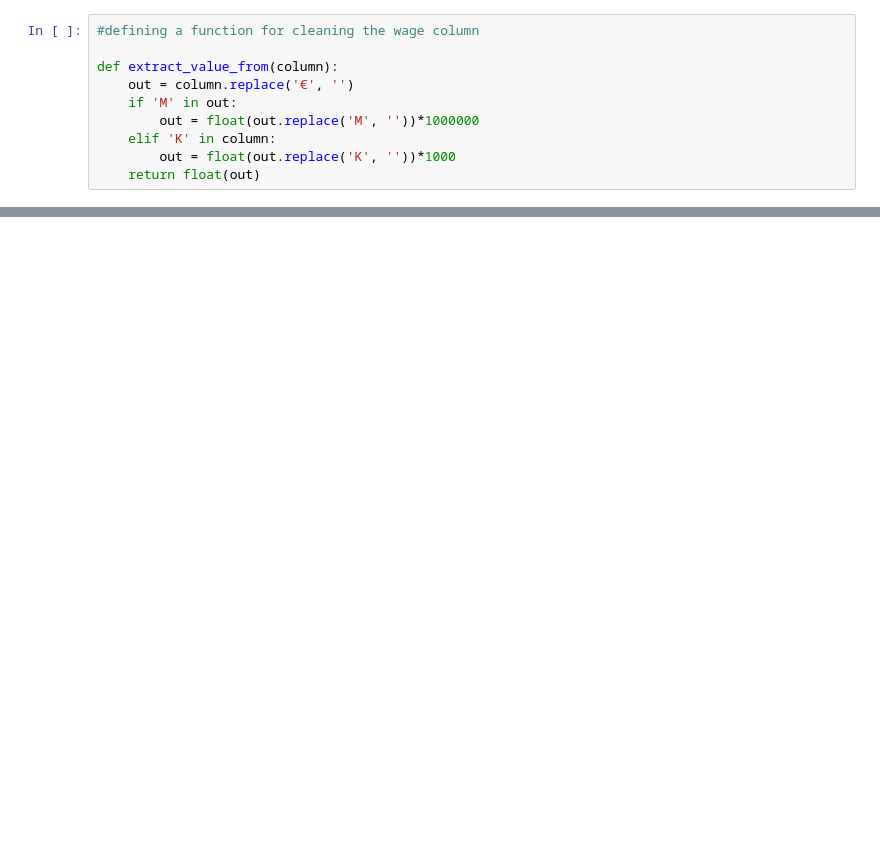
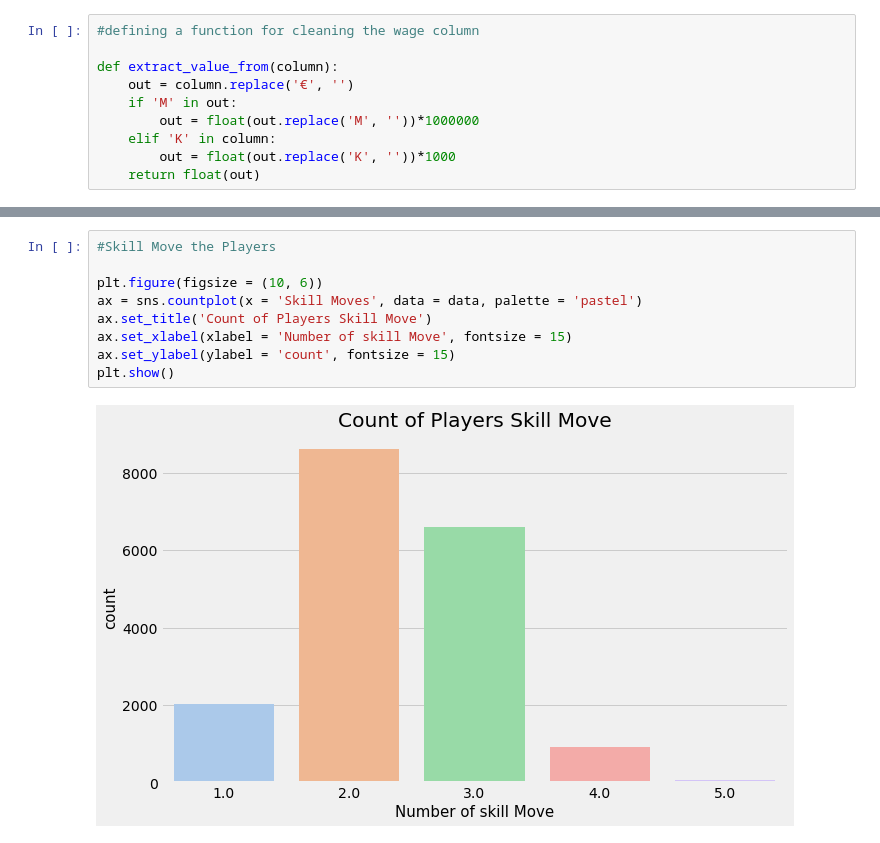
Before and after one commit to faizramadhan0202/Players-Analyst, a Jupyter notebook: Players Analysis.ipynb, the cells around one changed output, grey strips where cells are left out. Saved outputs shown, nothing was run; the diff lists cells and outputs as text; blank space fills up the shorter version.

```diff
--- a/Players Analysis.ipynb
+++ b/Players Analysis.ipynb
@@ -334,0 +341,11 @@ AttributeError: 'float' object has no attribute 'replace'
+# %%
+#Skill Move the Players
+
+plt.figure(figsize = (10, 6))
+ax = sns.countplot(x = 'Skill Moves', data = data, palette = 'pastel')
+ax.set_title('Count of Players Skill Move')
+ax.set_xlabel(xlabel = 'Number of skill Move', fontsize = 15)
+ax.set_ylabel(ylabel = 'count', fontsize = 15)
+plt.show()
+# %% [output]
+[figure, added]
```
Also changed, not shown: parts of 2 cells of this notebook.
